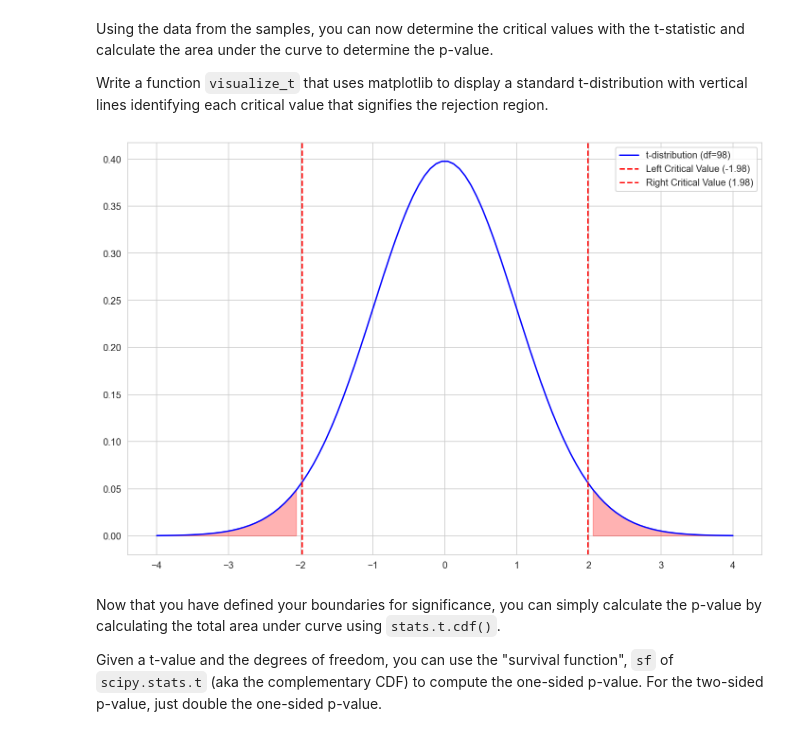
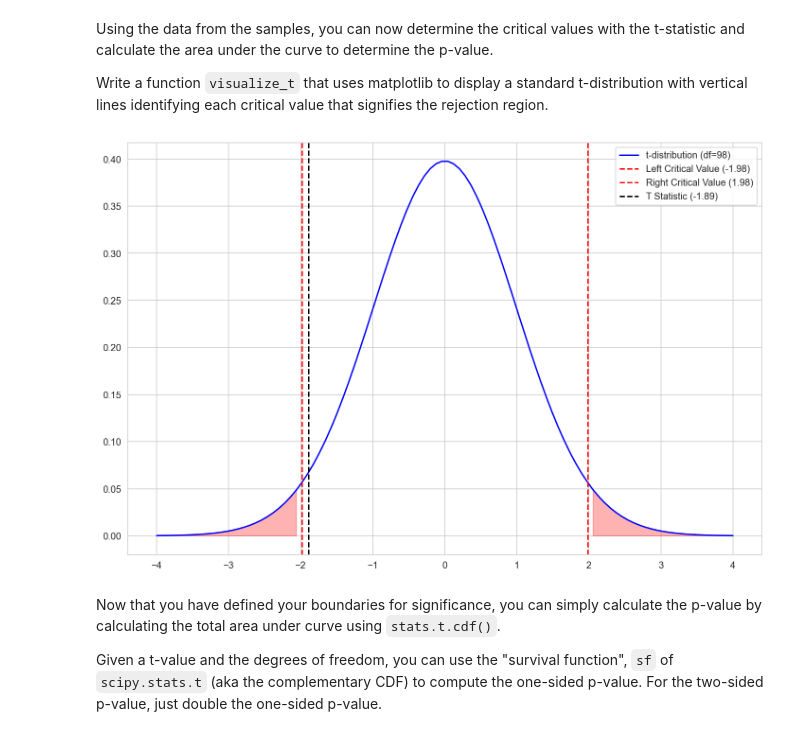
Before and after one commit to Gesh901/dsc-two-sample-t-tests-lab, a Jupyter notebook: index.ipynb, the cells around one changed output. Drawn from its saved outputs; the diff is of its cells as text; code cells hidden in the pictures.

Commit message:
Updating the graph

```diff
--- a/index.ipynb
+++ b/index.ipynb
@@ -179,34 +179,35 @@ def visualize_t(t_stat, n_control, n_experimental):
 
     # use stats.t.pdf to get values on the probability density function for the t-distribution
 
     df = n_control + n_experimental - 2
     pdf_values = stats.t.pdf(x, df)
 
     # Draw two sided boundary for critical-t
 
     alpha = 0.05
     critical_value_right = stats.t.ppf(1 - alpha/2, df)  # Upper tail
     critical_value_left = stats.t.ppf(alpha/2, df)  # Lower tail (negative)
 
     plot = ax.plot(x, pdf_values, label=f't-distribution (df={df})', color='blue')
 
      # Plot vertical lines for the critical values
     plt.axvline(critical_value_left, color='red', linestyle='--', label=f'Left Critical Value ({critical_value_left:.2f})')
     plt.axvline(critical_value_right, color='red', linestyle='--', label=f'Right Critical Value ({critical_value_right:.2f})')
+    plt.axvline(t_stat, color='black', linestyle='--', label=f'T Statistic ({t_stat:.2f})')
 
     ax.legend()
 
     # Fill the rejection regions
     plt.fill_between(x, 0, pdf_values, where=(x < critical_value_left) | (x > critical_value_right), color='red', alpha=0.3)
 
 
     return plot
 
 n_control = 50
 n_experimental = 50
 visualize_t(t_stat, n_control, n_experimental);
 # %% [output]
-[figure, old version]
+[figure, new version]
 # %% [markdown]
 Now that you have defined your boundaries for significance, you can simply calculate the p-value by calculating the total area under curve using `stats.t.cdf()`.
 
```
